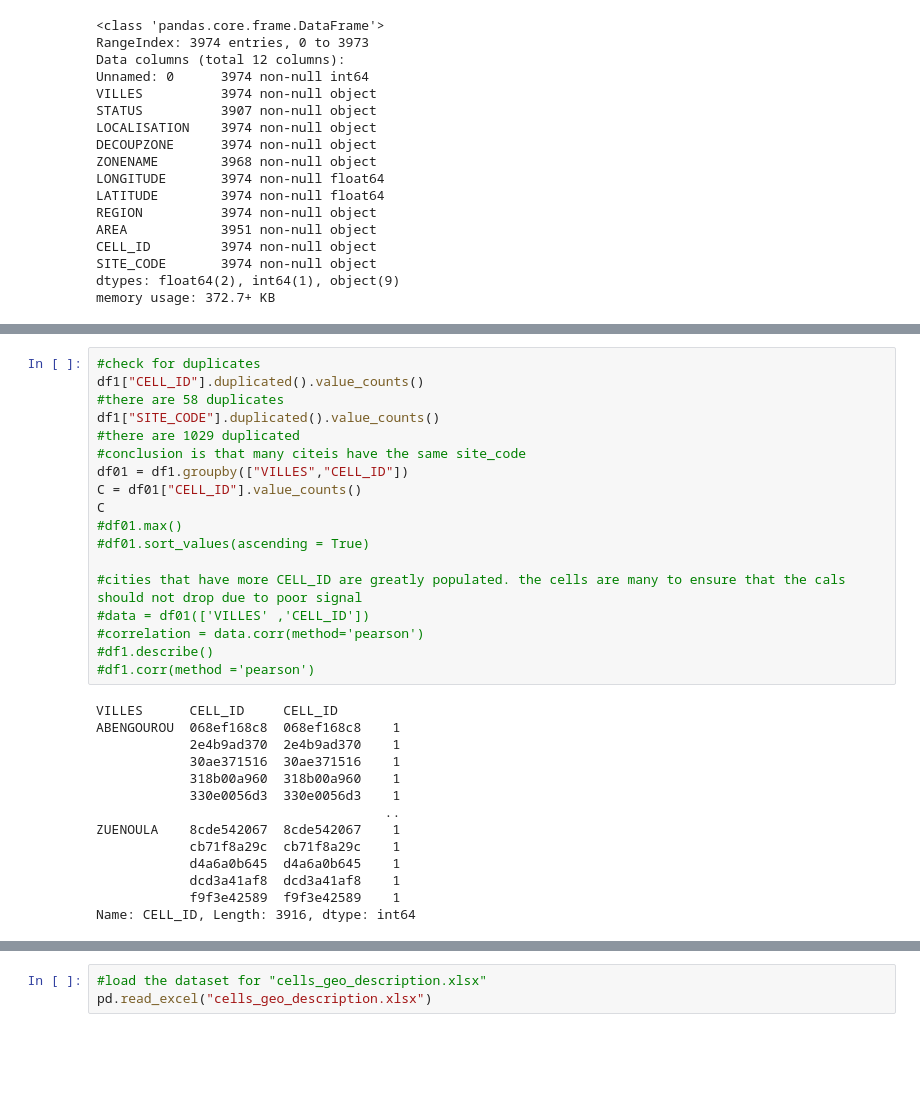
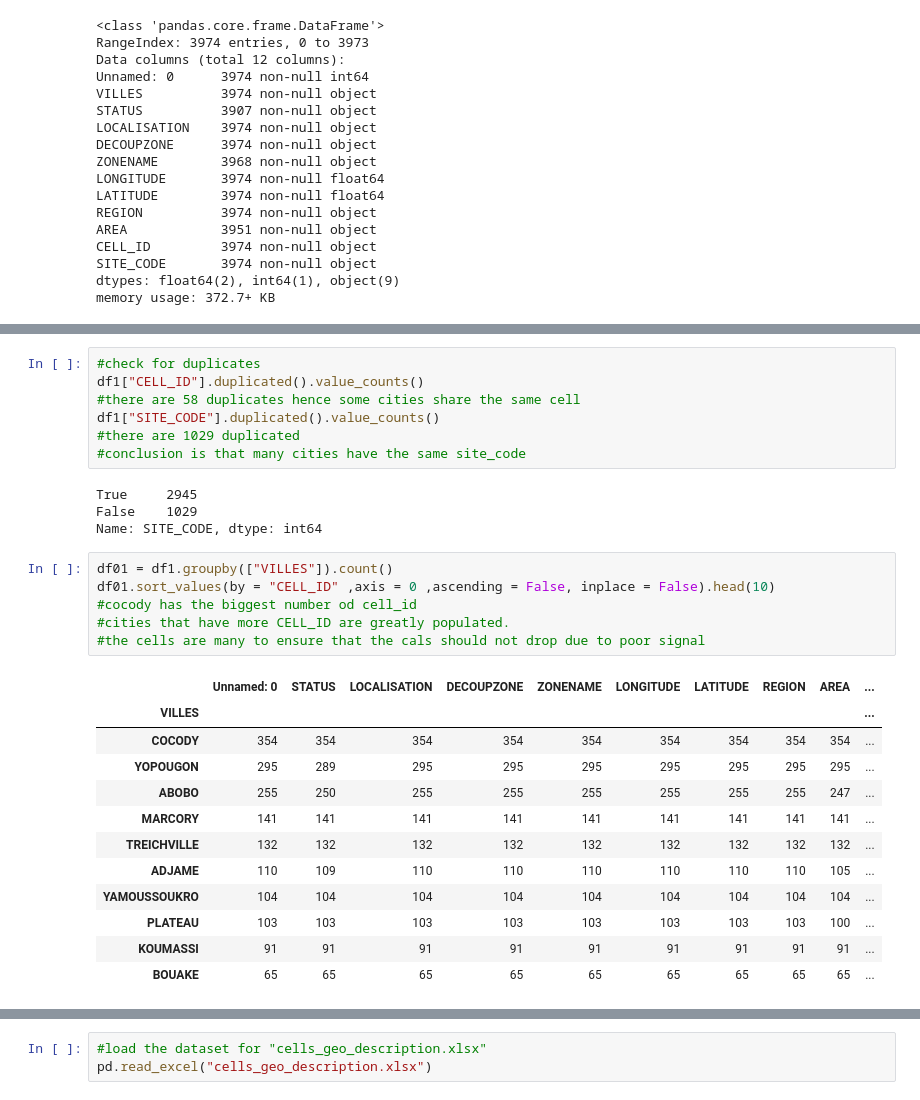
Before and after one commit to Maureen36Mathenge/delani_studio_site, a Jupyter notebook: Moringa_Data_Science_Prep_W3_Independent_Project_2019_07_Maureen_Mathenge_Python.ipynb, the cells around one changed output, grey strips where cells are left out. Saved outputs shown, nothing was run; the diff lists cells and outputs as text; blank space fills up the shorter version.

```diff
--- a/Moringa_Data_Science_Prep_W3_Independent_Project_2019_07_Maureen_Mathenge_Python.ipynb
+++ b/Moringa_Data_Science_Prep_W3_Independent_Project_2019_07_Maureen_Mathenge_Python.ipynb
@@ -46,32 +58,30 @@ memory usage: 372.7+ KB
 # %%
 #check for duplicates
 df1["CELL_ID"].duplicated().value_counts()
-#there are 58 duplicates
+#there are 58 duplicates hence some cities share the same cell
 df1["SITE_CODE"].duplicated().value_counts()
 #there are 1029 duplicated
-#conclusion is that many citeis have the same site_code
-df01 = df1.groupby(["VILLES","CELL_ID"])
-C = df01["CELL_ID"].value_counts()
-C
-#df01.max()
-#df01.sort_values(ascending = True)
-
-#cities that have more CELL_ID are greatly populated. the cells are many to ensure that the cals should not drop due to poor signal
-#data = df01(['VILLES' ,'CELL_ID'])
-#correlation = data.corr(method='pearson')
-#df1.describe()
-#df1.corr(method ='pearson')
+#conclusion is that many cities have the same site_code
 # %% [output]
-VILLES      CELL_ID     CELL_ID
-ABENGOUROU  068ef168c8  068ef168c8    1
-            2e4b9ad370  2e4b9ad370    1
-            30ae371516  30ae371516    1
-            318b00a960  318b00a960    1
-            330e0056d3  330e0056d3    1
-                                     ..
-ZUENOULA    8cde542067  8cde542067    1
-            cb71f8a29c  cb71f8a29c    1
-            d4a6a0b645  d4a6a0b645    1
-            dcd3a41af8  dcd3a41af8    1
-            f9f3e42589  f9f3e42589    1
-Name: CELL_ID, Length: 3916, dtype: int64
+True     2945
+False    1029
+Name: SITE_CODE, dtype: int64
+# %%
+df01 = df1.groupby(["VILLES"]).count()
+df01.sort_values(by = "CELL_ID" ,axis = 0 ,ascending = False, inplace = False).head(10)
+#cocody has the biggest number od cell_id
+#cities that have more CELL_ID are greatly populated.
+#the cells are many to ensure that the cals should not drop due to poor signal
+# %% [output]
+|  | Unnamed: 0 | STATUS | LOCALISATION | DECOUPZONE | ZONENAME | LONGITUDE | LATITUDE | REGION | AREA | ... |
+| VILLES |  |  |  |  |  |  |  |  |  | ... |
+| COCODY | 354 | 354 | 354 | 354 | 354 | 354 | 354 | 354 | 354 | ... |
+| YOPOUGON | 295 | 289 | 295 | 295 | 295 | 295 | 295 | 295 | 295 | ... |
+| ABOBO | 255 | 250 | 255 | 255 | 255 | 255 | 255 | 255 | 247 | ... |
+| MARCORY | 141 | 141 | 141 | 141 | 141 | 141 | 141 | 141 | 141 | ... |
+| TREICHVILLE | 132 | 132 | 132 | 132 | 132 | 132 | 132 | 132 | 132 | ... |
+| ADJAME | 110 | 109 | 110 | 110 | 110 | 110 | 110 | 110 | 105 | ... |
+| YAMOUSSOUKRO | 104 | 104 | 104 | 104 | 104 | 104 | 104 | 104 | 104 | ... |
+| PLATEAU | 103 | 103 | 103 | 103 | 103 | 103 | 103 | 103 | 100 | ... |
+| KOUMASSI | 91 | 91 | 91 | 91 | 91 | 91 | 91 | 91 | 91 | ... |
+| BOUAKE | 65 | 65 | 65 | 65 | 65 | 65 | 65 | 65 | 65 | ... |
```
Also changed, not shown: parts of 18 cells of this notebook.
